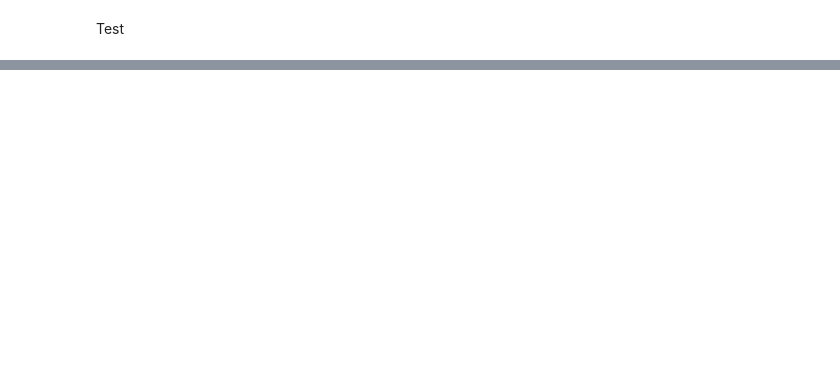
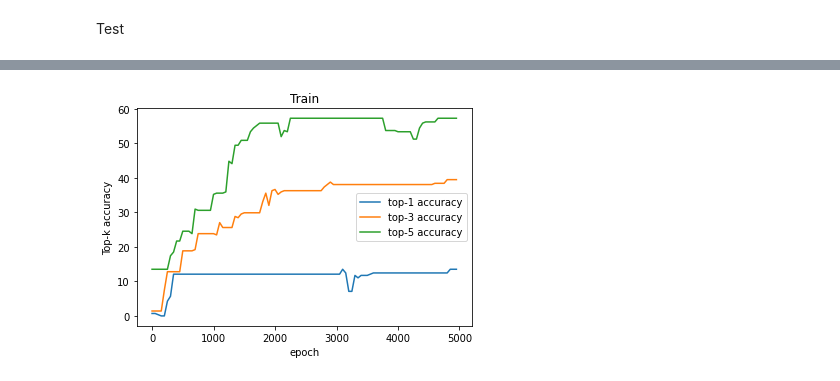
Before and after one commit to hojunroks/ETRI2022, a Jupyter notebook: LSTM.ipynb, the cells around one changed output, grey strips where cells are left out. Saved outputs shown, nothing was run; the diff lists cells and outputs as text; code cells hidden in the pictures; blank space fills up the shorter version.

Commit message:
add top-k accuracy for evalulation

```diff
--- a/LSTM.ipynb
+++ b/LSTM.ipynb
@@ -254,0 +241,11 @@ plt.show()
+# %%
+plt.plot(epoch_[1:],np.array(accu_train)[:,0], label='top-1 accuracy')
+plt.plot(epoch_[1:],np.array(accu_train)[:,1], label='top-3 accuracy')
+plt.plot(epoch_[1:],np.array(accu_train)[:,2], label='top-5 accuracy')
+plt.xlabel('epoch')
+plt.ylabel('Top-k accuracy')
+plt.legend()
+plt.title('Train')
+plt.show()
+# %% [output]
+[figure, added]
```
Also changed, not shown: parts of 8 cells of this notebook.
